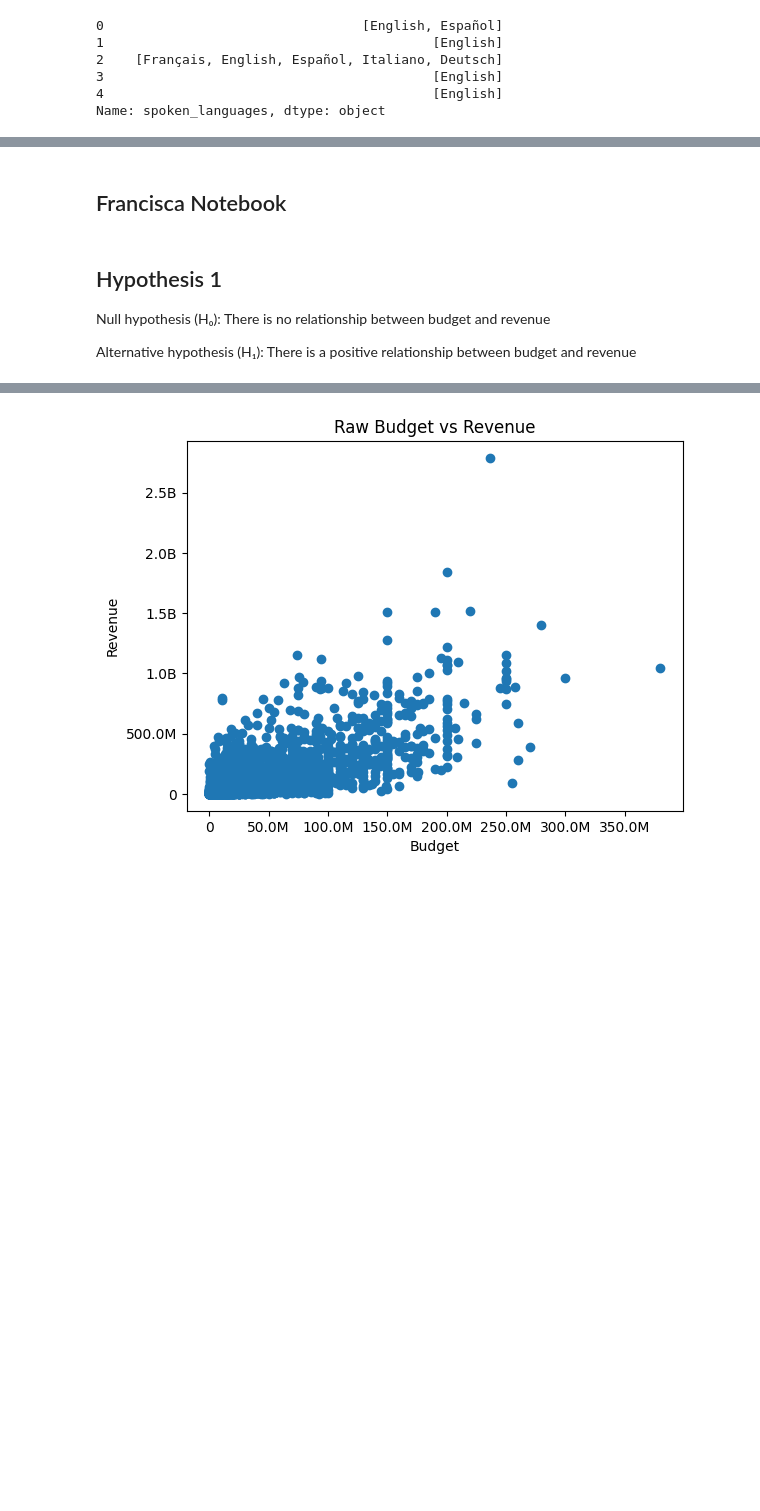
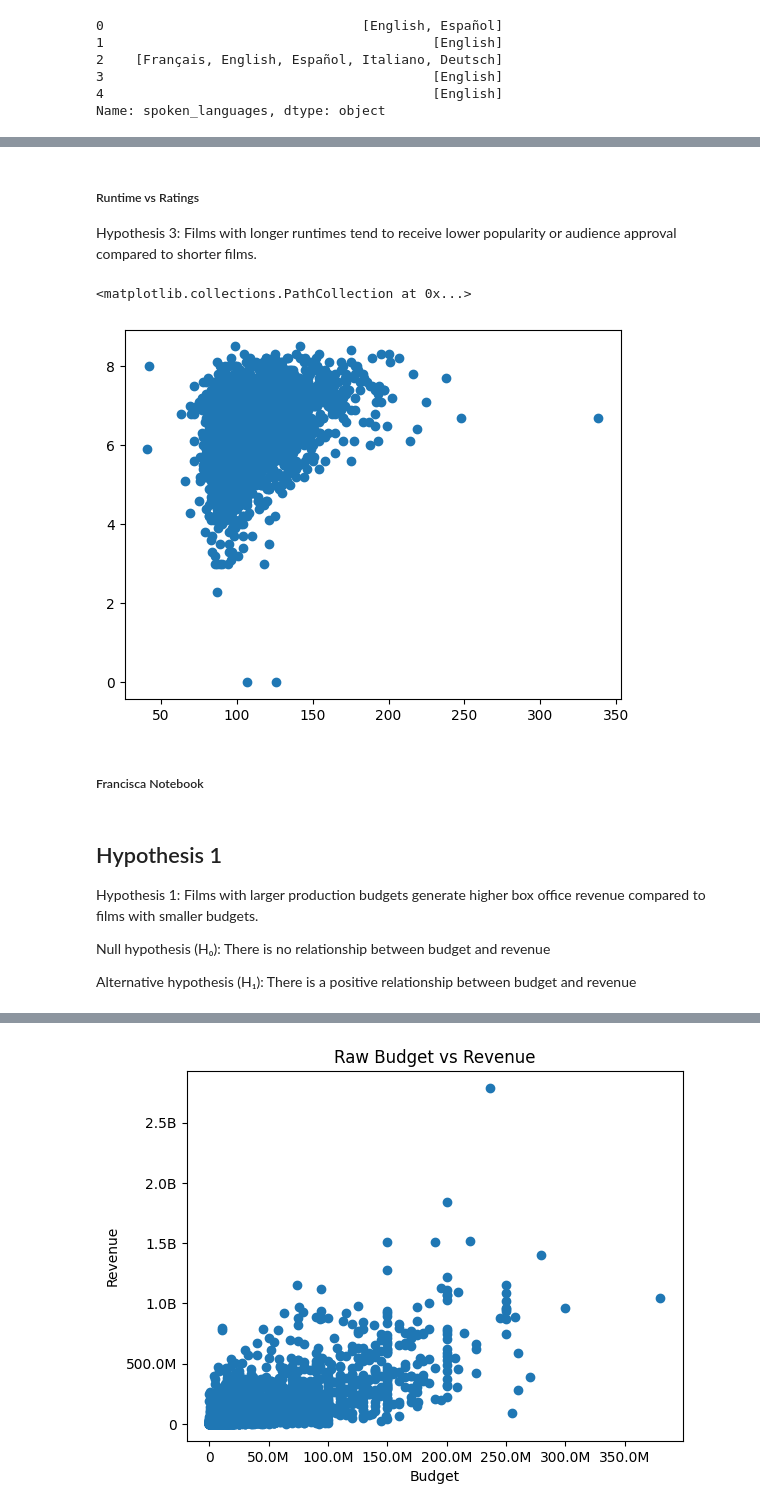
Before and after one commit to franciscandradegit/New-Block-Buster, a Jupyter notebook: notebooks/movies_francisca.ipynb, the cells around one changed output, grey strips where cells are left out. Saved outputs shown, nothing was run; the diff lists cells and outputs as text; code cells hidden in the pictures; blank space fills up the shorter version.

```diff
--- a/notebooks/movies_francisca.ipynb
+++ b/notebooks/movies_francisca.ipynb
@@ -126,7 +167,16 @@ df.to_csv("../data/clean/df_movies_francisca.csv", index=False)
+# %% [markdown]
+##### Runtime vs Ratings
+Hypothesis 3: Films with longer runtimes tend to receive lower popularity or audience approval compared to shorter films.
+# %%
+plt.scatter(df['runtime'], df['vote_average'])
+# %% [output]
+<matplotlib.collections.PathCollection at 0x...>
+[figure, added]
 # %% [markdown]
-## Francisca Notebook
+##### Francisca Notebook
 # %% [markdown]
 ## Hypothesis 1
+Hypothesis 1:  Films with larger production budgets generate higher box office revenue compared to films with smaller budgets.
 
 Null hypothesis (H₀):
 There is no relationship between budget and revenue
```
Also changed, not shown: parts of 29 cells of this notebook, 4 other files.
